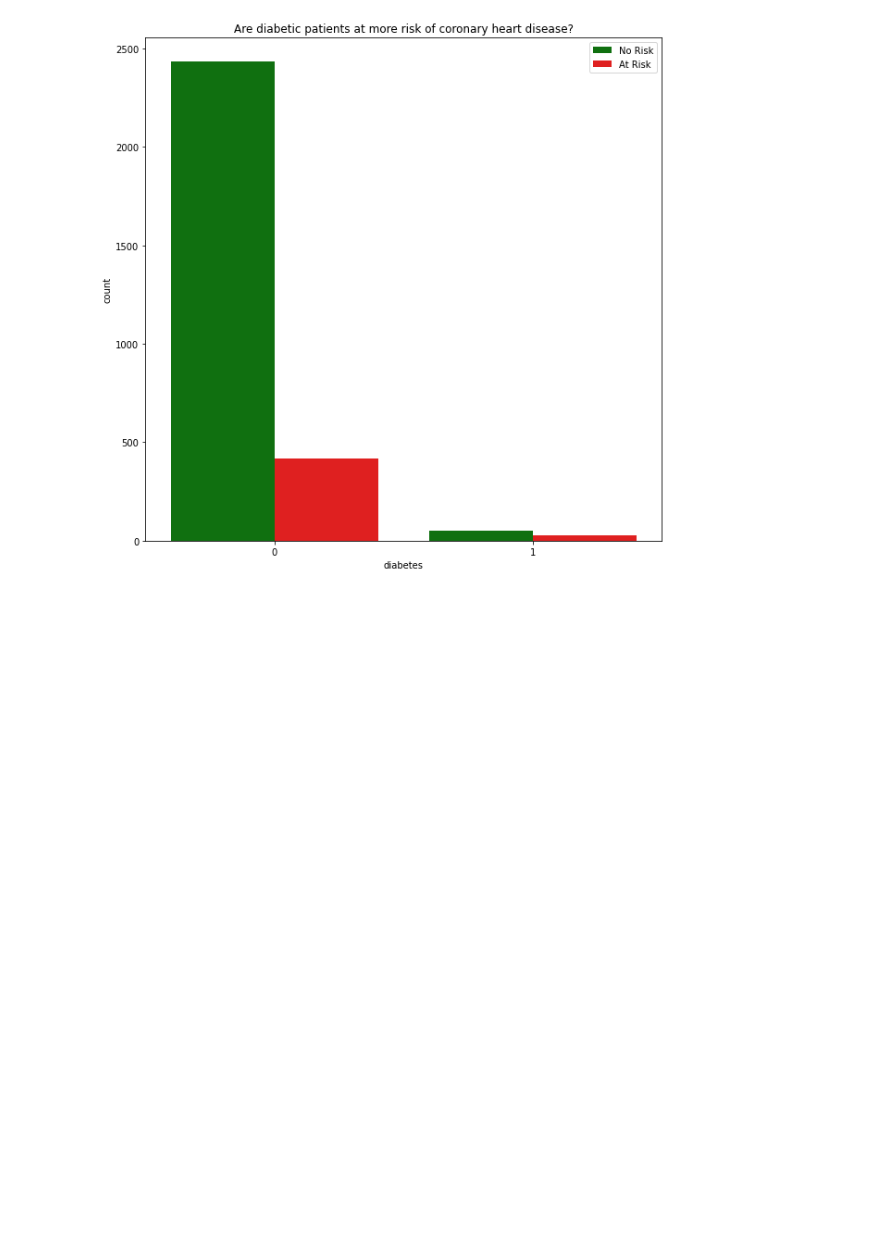
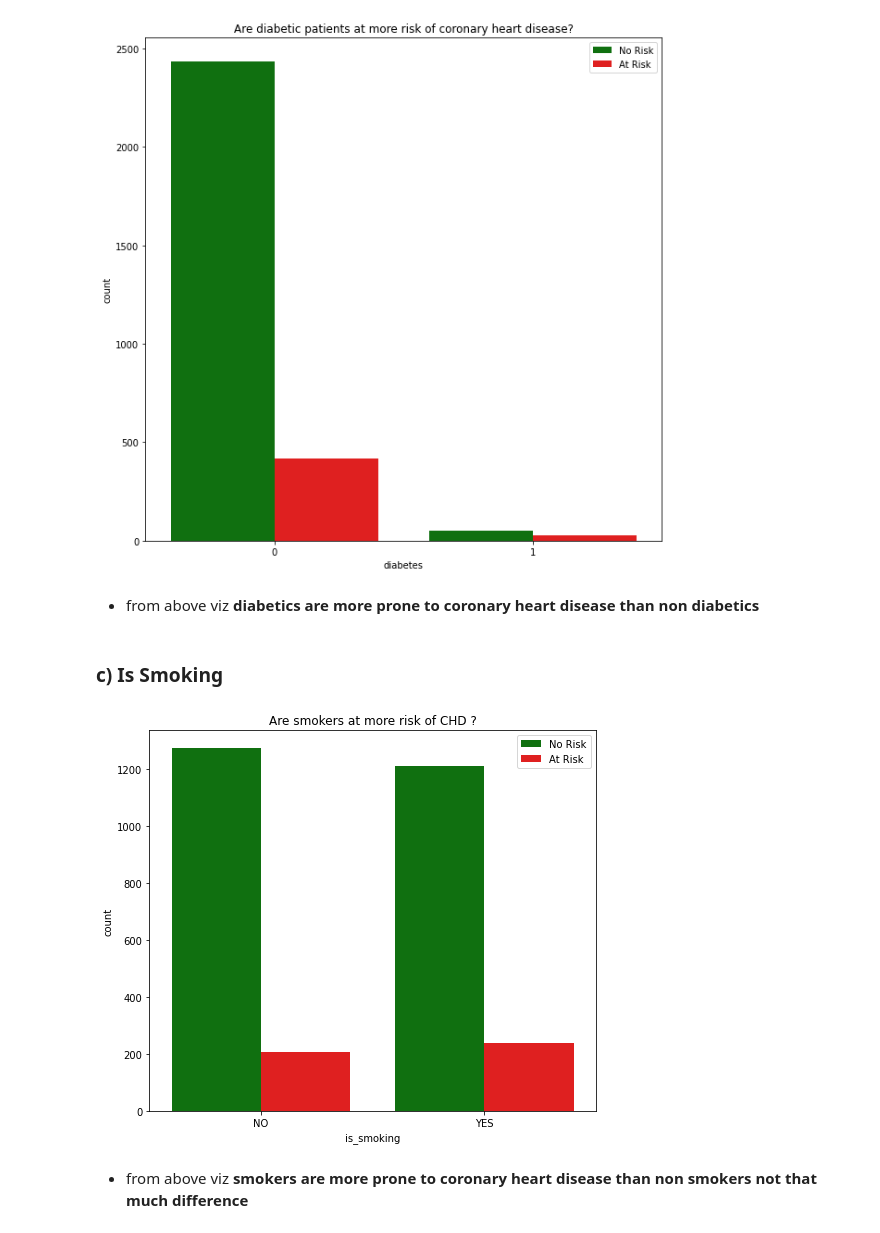
Before and after one commit to Deven876/project3-Cardiovascular-Risk-Prediction, a Jupyter notebook: Project3_Cardiovascular_Risk_Prediction.ipynb, the cells around one changed output. Drawn from its saved outputs; the diff is of its cells as text; code cells hidden in the pictures; blank space fills up the shorter version.

Commit message:
are smoker at right

```diff
--- a/Project3_Cardiovascular_Risk_Prediction.ipynb
+++ b/Project3_Cardiovascular_Risk_Prediction.ipynb
@@ -259,3 +259,21 @@ plt.legend(['No Risk','At Risk'])
 plt.show()
 # %% [output]
 [figure]
+# %% [markdown]
+- from above viz
+**diabetics are more prone to coronary heart disease than non diabetics**
+# %% [markdown]
+### c) **Is Smoking**
+# %%
+# are smoker at risk
+my_palette = {0 : 'green' , 1 : 'red'}
+plt.figure(figsize = (8,7))
+sns.countplot(x = data1['is_smoking'], hue = data1['TenYearCHD'], palette = my_palette)
+plt.title("Are smokers at more risk of CHD ?")
+plt.legend(['No Risk','At Risk'])
+plt.show()
+# %% [output]
+[figure, added]
+# %% [markdown]
+- from above viz
+**smokers  are more prone to coronary heart disease than non smokers not that much difference**
```
Also changed, not shown: parts of 2 cells of this notebook.
